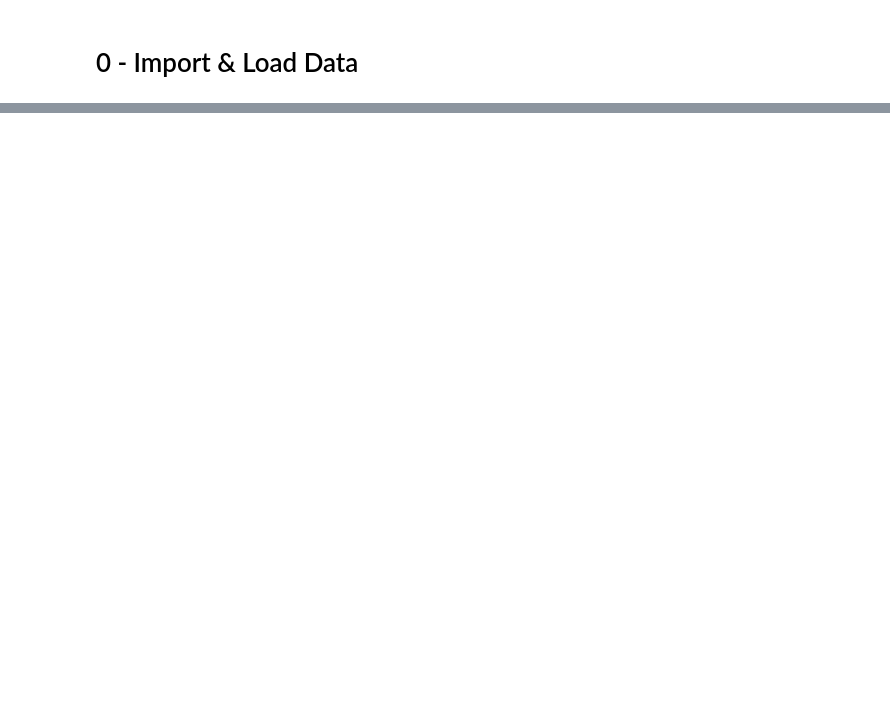
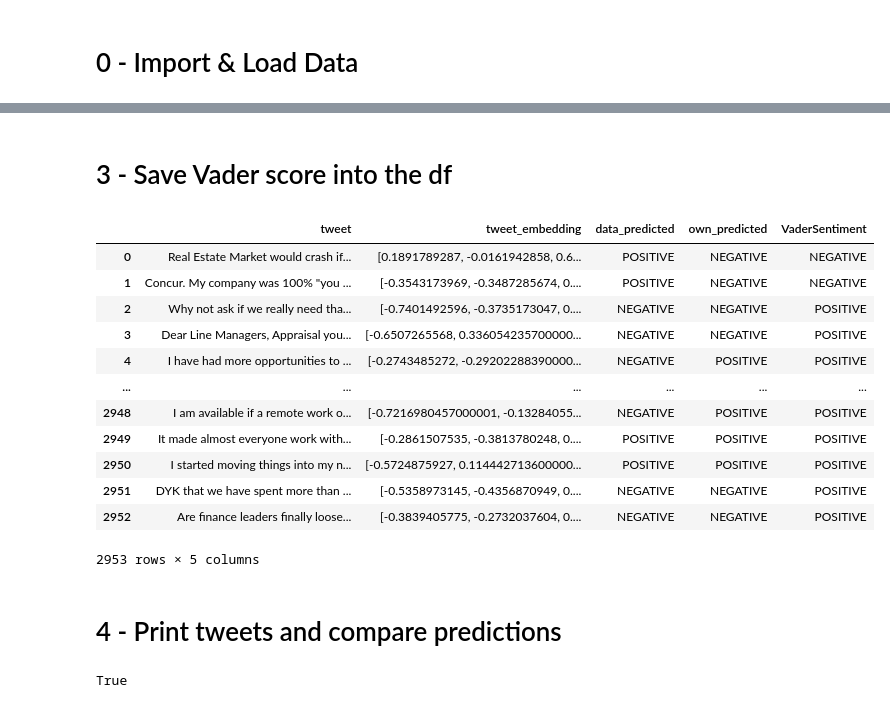
Before and after one commit to freecode23/RemoteWorkSentimentAnalysis, a Jupyter notebook: 4-BERTPrediction.ipynb, the cells around one changed output, grey strips where cells are left out. Cells and saved outputs as stored; diff of their text form; code cells hidden in the pictures; blank space fills up the shorter version.

```diff
--- a/4-BERTPrediction.ipynb
+++ b/4-BERTPrediction.ipynb
@@ -43,0 +310,13 @@ df_sentence
+# %%
+own_predicted =[]
+
+# for each distance pair:
+for row in own_distances_all_sentences:
+    # 1. get the index with highest score .
+    # index 1 means negative, index 0 means positive
+    prediction_index = np.argmax(row)
+    print(prediction_index)
+    # 2. get the name of our prediction
+    prediction_name = labels[prediction_index]
+
+    own_predicted.append(prediction_name)
@@ -43,0 +341,5 @@ df_sentence
+# %%
+# convert to dataframe
+predicted_own_df = pd.DataFrame(own_predicted)
+# %%
+df_sentence['own_predicted'] = predicted_own_df.values
@@ -43,0 +362,27 @@ df_sentence
+# %% [markdown]
+# 3 - Save Vader score into the df
+# %%
+df_merge = df_sentence.merge(df_vader, how = 'inner' ,indicator=False)
+# %%
+df_merge
+# %% [output]
+|  | tweet | tweet_embedding | data_predicted | own_predicted | VaderSentiment |
+| 0 | Real Estate Market would crash if... | [0.1891789287, -0.0161942858, 0.6... | POSITIVE | NEGATIVE | NEGATIVE |
+| 1 | Concur. My company was 100% "you ... | [-0.3543173969, -0.3487285674, 0.... | POSITIVE | NEGATIVE | NEGATIVE |
+| 2 | Why not ask if we really need tha... | [-0.7401492596, -0.3735173047, 0.... | NEGATIVE | NEGATIVE | POSITIVE |
+| 3 | Dear Line Managers, Appraisal you... | [-0.6507265568, 0.336054235700000... | NEGATIVE | NEGATIVE | POSITIVE |
+| 4 | I have had more opportunities to ... | [-0.2743485272, -0.29202288390000... | NEGATIVE | POSITIVE | POSITIVE |
+| ... | ... | ... | ... | ... | ... |
+| 2948 | I am available if a remote work o... | [-0.7216980457000001, -0.13284055... | NEGATIVE | POSITIVE | POSITIVE |
+| 2949 | It made almost everyone work with... | [-0.2861507535, -0.3813780248, 0.... | POSITIVE | POSITIVE | POSITIVE |
+| 2950 | I started moving things into my n... | [-0.5724875927, 0.114442713600000... | POSITIVE | POSITIVE | POSITIVE |
+| 2951 | DYK that we have spent more than ... | [-0.5358973145, -0.4356870949, 0.... | NEGATIVE | NEGATIVE | POSITIVE |
+| 2952 | Are finance leaders finally loose... | [-0.3839405775, -0.2732037604, 0.... | NEGATIVE | NEGATIVE | POSITIVE |
+2953 rows × 5 columns
+# %% [markdown]
+# 4 - Print tweets and compare predictions
+# %%
+listString = ['POSITIVE', 'POSITIVE', 'POSITIVE']
+listString.count(listString[0]) == len(listString)
+# %% [output]
+True
```
Also changed, not shown: parts of 50 cells of this notebook, 4 other files.
